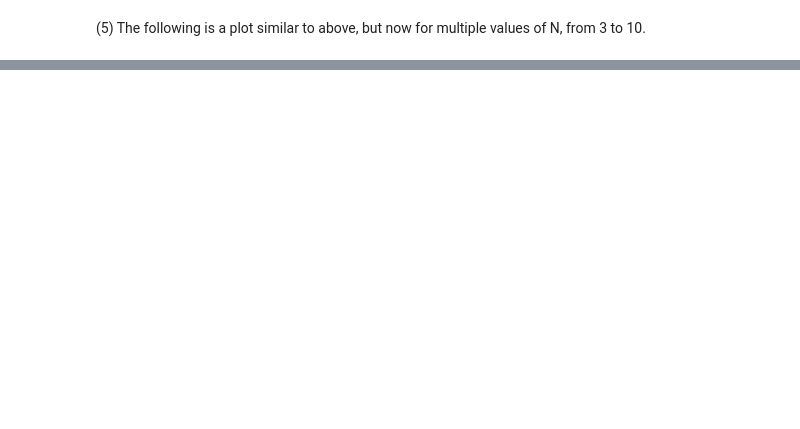
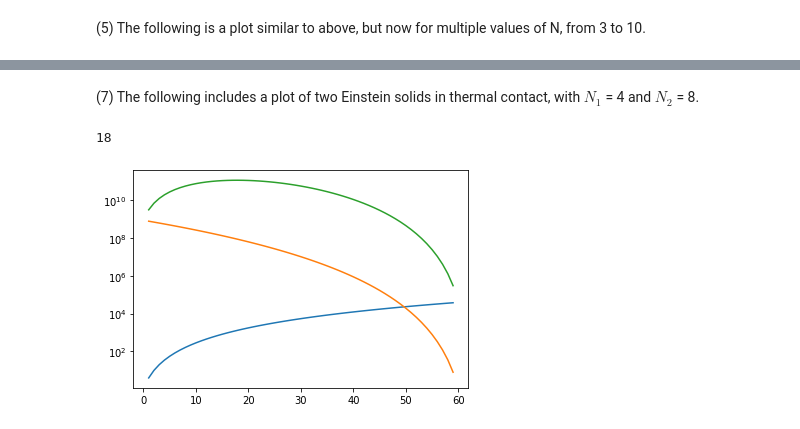
Before and after one commit to tmtenbrink/statfys, a Jupyter notebook: sf1.ipynb, the cells around one changed output, grey strips where cells are left out. Cells and saved outputs as stored; diff of their text form; code cells hidden in the pictures; blank space fills up the shorter version.

```diff
--- a/sf1.ipynb
+++ b/sf1.ipynb
@@ -44,0 +82,18 @@ def plot_multiplicity(N, q_range=100):
+# %% [markdown]
+(7) The following includes a plot of two Einstein solids in thermal contact, with $N_1$ = 4 and $N_2$
+= 8.
+# %%
+N1 = 4
+N2 = 8
+
+plot_mutiplicity_2_solids = plot_mutiplicity_2_solids(N1, N2, q_tot)
+title = "Multiplicity of a system of two Einstein solids"
+x_label = "Energy units of system 1"
+multiplicity_tot = plot_mutiplicity_2_solids[0]
+q1 = plot_mutiplicity_2_solids[1]
+max_mult_i = np.argmax(multiplicity_tot)
+max_q1 = q1[max_mult_i]
+print(max_q1)
+# %% [output]
+18
+[figure, added]
```
Also changed, not shown: parts of 5 cells of this notebook, 2 other files.
